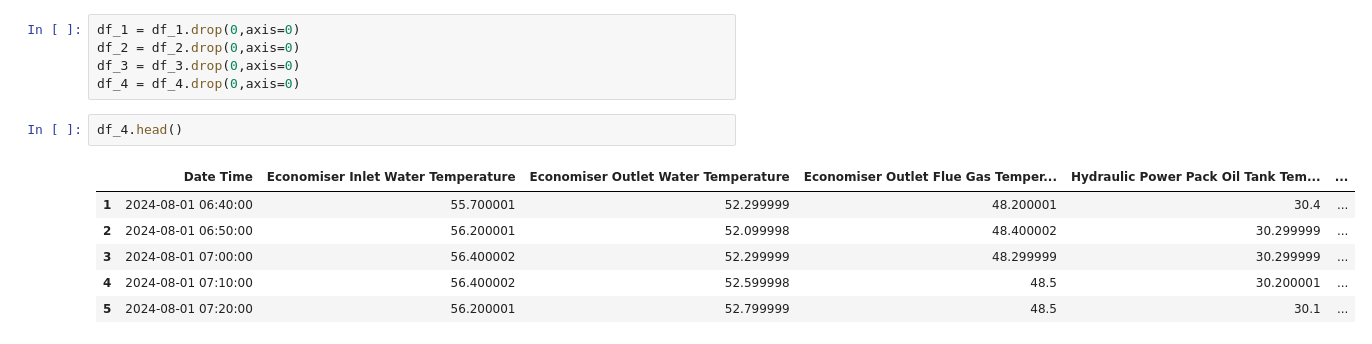
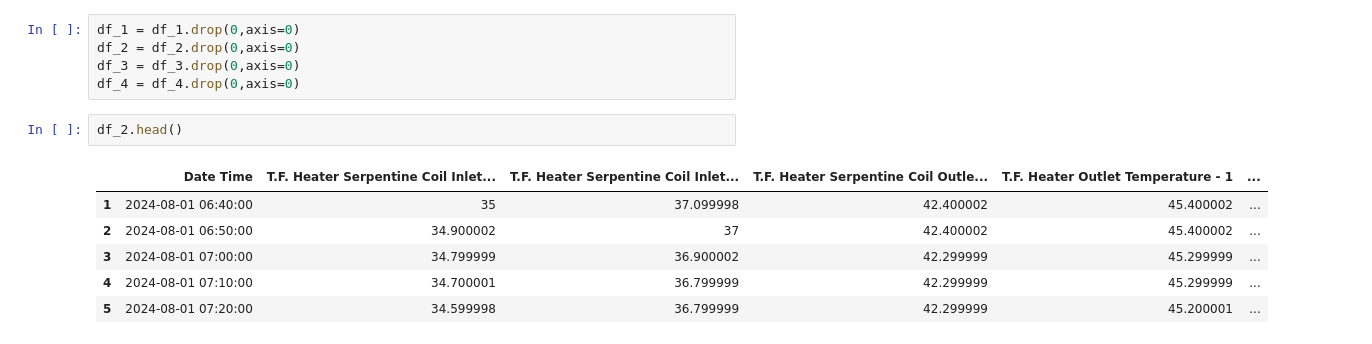
Before and after one commit to Nipuna-Tennakoon/AI-Development-for-Biomass-Heaters, a Jupyter notebook: data_cleaning/eda_one.ipynb, the cells around one changed output. Cells and saved outputs as stored; diff of their text form.

```diff
--- a/data_cleaning/eda_one.ipynb
+++ b/data_cleaning/eda_one.ipynb
@@ -18,11 +21,11 @@ df_2 = df_2.drop(0,axis=0)
 df_3 = df_3.drop(0,axis=0)
 df_4 = df_4.drop(0,axis=0)
 # %%
-df_4.head()
+df_2.head()
 # %% [output]
-|  | Date Time | Economiser Inlet Water Temperature | Economiser Outlet Water Temperature | Economiser Outlet Flue Gas Temper... | Hydraulic Power Pack Oil Tank Tem... | ... |
-| 1 | 2024-08-01 06:40:00 | 55.700001 | 52.299999 | 48.200001 | 30.4 | ... |
-| 2 | 2024-08-01 06:50:00 | 56.200001 | 52.099998 | 48.400002 | 30.299999 | ... |
-| 3 | 2024-08-01 07:00:00 | 56.400002 | 52.299999 | 48.299999 | 30.299999 | ... |
-| 4 | 2024-08-01 07:10:00 | 56.400002 | 52.599998 | 48.5 | 30.200001 | ... |
-| 5 | 2024-08-01 07:20:00 | 56.200001 | 52.799999 | 48.5 | 30.1 | ... |
+|  | Date Time | T.F. Heater Serpentine Coil Inlet... | T.F. Heater Serpentine Coil Inlet... | T.F. Heater Serpentine Coil Outle... | T.F. Heater Outlet Temperature - 1 | ... |
+| 1 | 2024-08-01 06:40:00 | 35 | 37.099998 | 42.400002 | 45.400002 | ... |
+| 2 | 2024-08-01 06:50:00 | 34.900002 | 37 | 42.400002 | 45.400002 | ... |
+| 3 | 2024-08-01 07:00:00 | 34.799999 | 36.900002 | 42.299999 | 45.299999 | ... |
+| 4 | 2024-08-01 07:10:00 | 34.700001 | 36.799999 | 42.299999 | 45.299999 | ... |
+| 5 | 2024-08-01 07:20:00 | 34.599998 | 36.799999 | 42.299999 | 45.200001 | ... |
```
Also changed, not shown: parts of 17 cells of this notebook.
